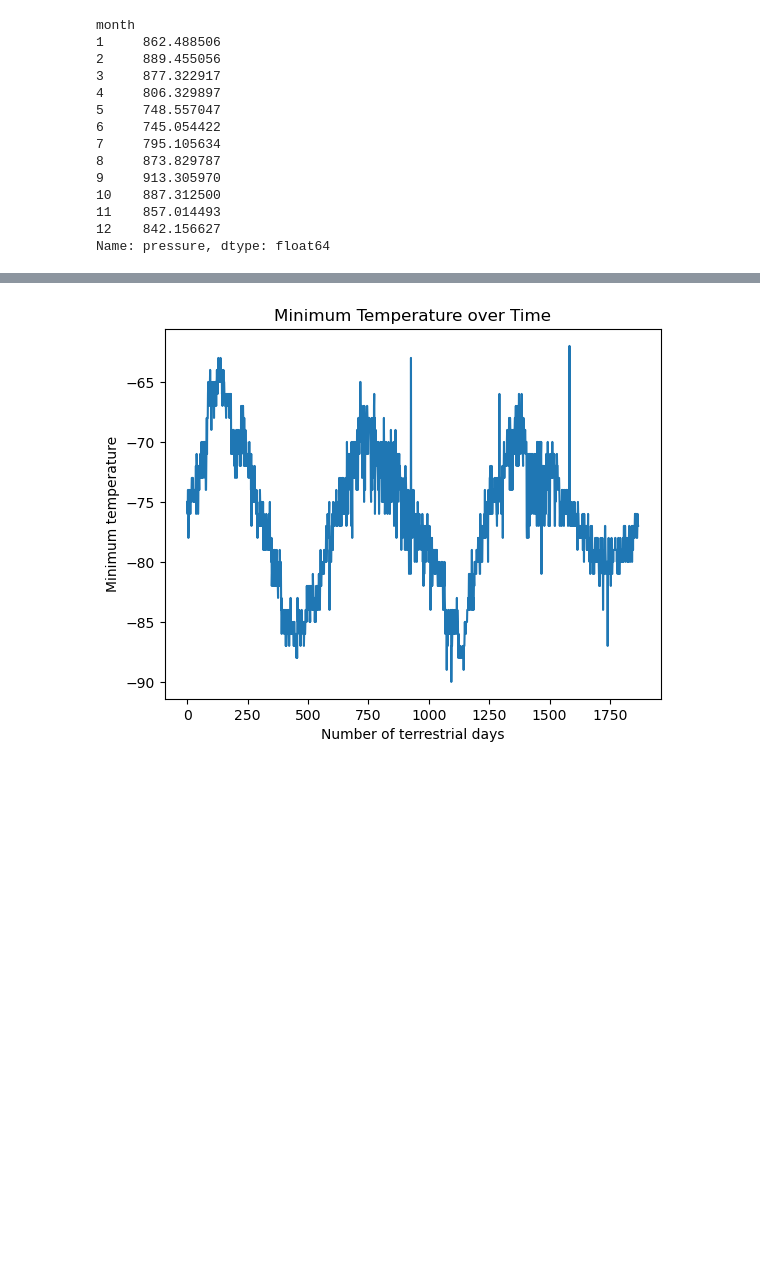
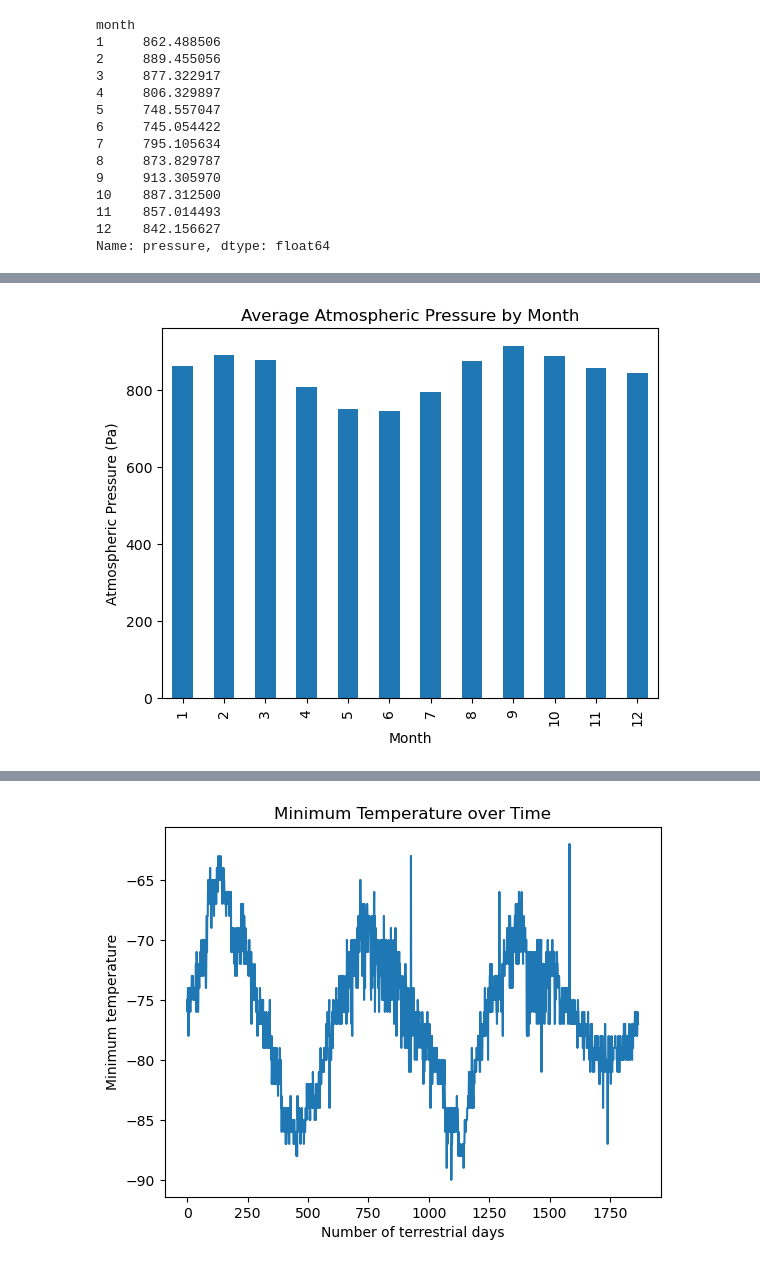
Before and after one commit to gbadrain/html-challenge, a Jupyter notebook: MARS/part_2_mars_weather.ipynb, the cells around one changed output, grey strips where cells are left out. Saved outputs shown, nothing was run; the diff lists cells and outputs as text; code cells hidden in the pictures; blank space fills up the shorter version.

```diff
--- a/MARS/part_2_mars_weather.ipynb
+++ b/MARS/part_2_mars_weather.ipynb
@@ -169,5 +183,7 @@ plt.show()
 # %%
 # 4. What is the average pressure by month?
+avg_pressure = weather_df.groupby('month')['pressure'].mean()
+print(avg_pressure)
 # %% [output]
 month
 1     862.488506
@@ -193,0 +202,7 @@ Name: pressure, dtype: float64
+# %%
+# Plot the average pressure by month
+avg_pressure.plot(kind='bar', xlabel='Month', ylabel='Atmospheric Pressure (Pa)',
+title='Average Atmospheric Pressure by Month')
+plt.show()
+# %% [output]
+[figure, added]
```
Also changed, not shown: parts of 6 cells of this notebook.
